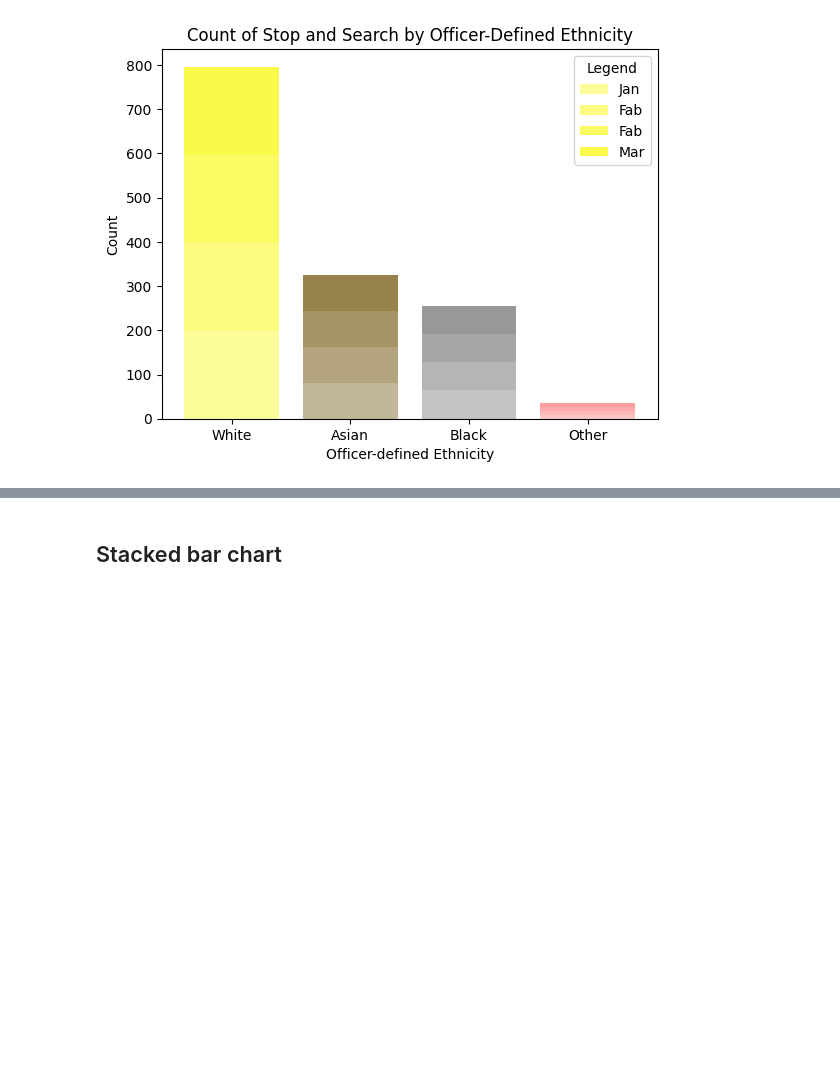
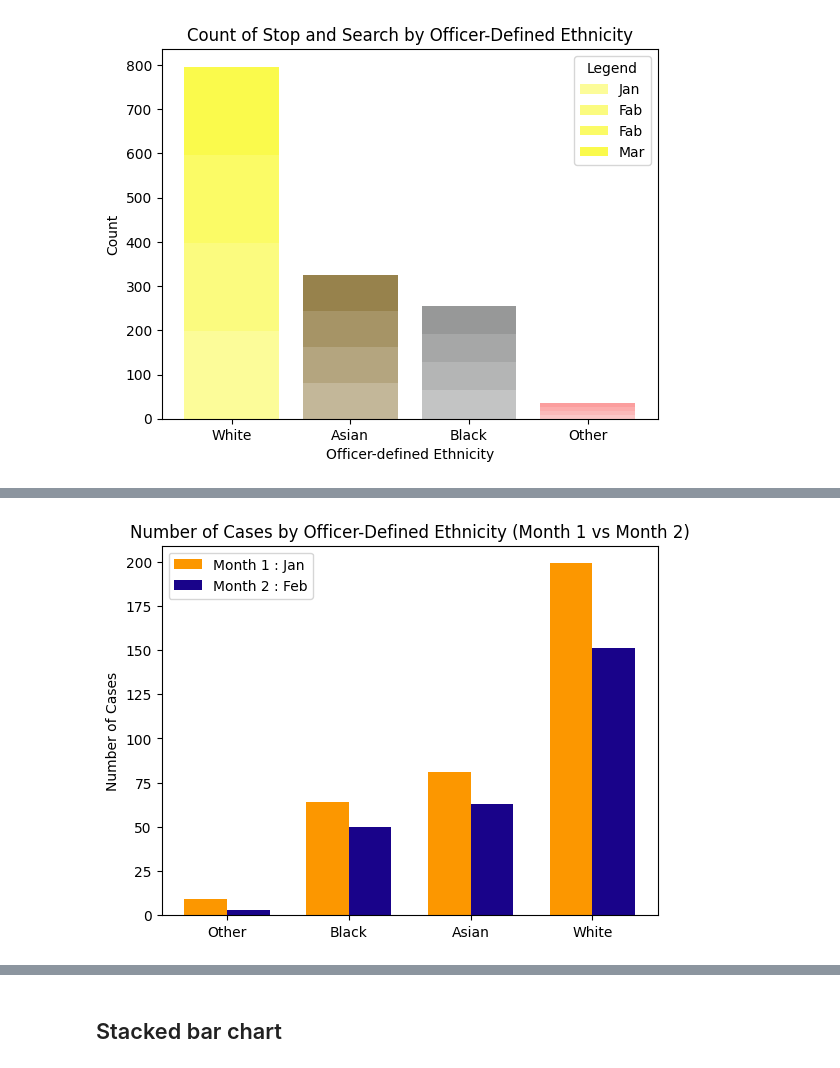
Before and after one commit to kittanaiwisetkhro/dataviz2025, a Jupyter notebook: Visualize_Data_Comparison_2025_กฤตนัย.ipynb, the cells around one changed output, grey strips where cells are left out. Saved outputs shown, nothing was run; the diff lists cells and outputs as text; code cells hidden in the pictures; blank space fills up the shorter version.

```diff
--- a/Visualize_Data_Comparison_2025_กฤตนัย.ipynb
+++ b/Visualize_Data_Comparison_2025_กฤตนัย.ipynb
@@ -423,0 +525,25 @@ plt.legend(title='Legend')
+# %%
+# import matplotlib.pyplot as plt
+# import numpy as np
+
+# labels = compared_police_eth1['Officer-defined ethnicity']
+# month1_cases = compared_police_eth1['Type']
+# month2_cases = compared_police_eth2['Type']
+
+x = np.arange(len(labels))  # the label locations
+width = 0.35  # the width of the bars
+
+fig, ax = plt.subplots()
+rects1 = ax.bar(x - width/2, compared_police_eth1['Type'], width, label='Month 1 : Jan',color = '#fc9700')
+rects2 = ax.bar(x + width/2, compared_police_eth2['Type'], width, label='Month 2 : Feb',color = '#19038a')
+
+# Add some text for labels, title and custom x-axis tick labels, etc.
+ax.set_ylabel('Number of Cases')
+ax.set_title('Number of Cases by Officer-Defined Ethnicity (Month 1 vs Month 2)')
+ax.set_xticks(x)
+ax.set_xticklabels(labels)
+ax.legend()
+
+plt.show()
+# %% [output]
+[figure, added]
```
Also changed, not shown: parts of 69 cells of this notebook.
